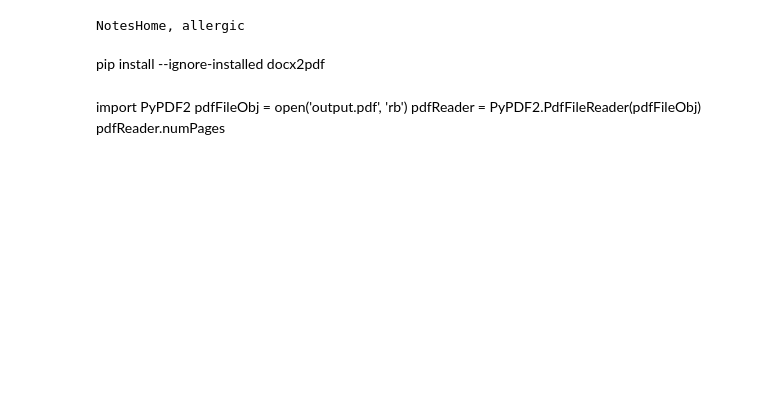
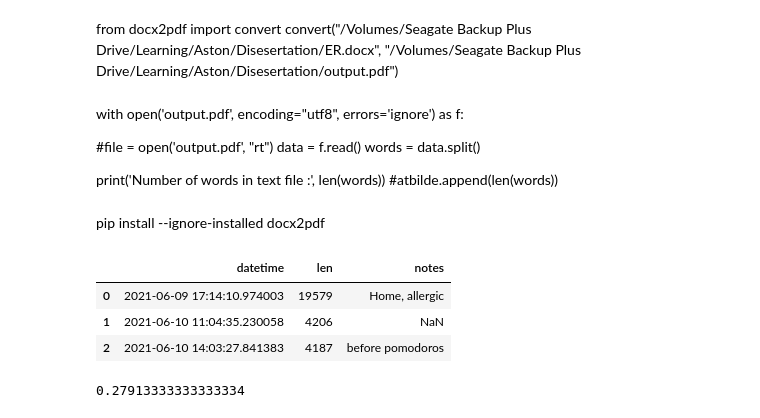
Before and after one commit to Amarilda/MscAston, a Jupyter notebook: MSC/Atomic dissertation.ipynb, the cells around one changed output. Saved outputs shown, nothing was run; the diff lists cells and outputs as text; code cells hidden in the pictures; blank space fills up the shorter version.

```diff
--- a/MSC/Atomic dissertation.ipynb
+++ b/MSC/Atomic dissertation.ipynb
@@ -21,13 +20,25 @@ Number of words in text file : 19579
-# %%
-atbilde.append(input('Notes'))
-df.loc[len(df)] = atbilde
-df.to_csv('atomic_dissertation.csv', index = False)
-# %% [output]
-NotesHome, allergic
+# %% [markdown]
+from docx2pdf import convert
+convert("/Volumes/Seagate Backup Plus Drive/Learning/Aston/Disesertation/ER.docx", "/Volumes/Seagate Backup Plus Drive/Learning/Aston/Disesertation/output.pdf")
+# %% [markdown]
+with open('output.pdf', encoding="utf8", errors='ignore') as f:
+
+#file = open('output.pdf', "rt")
+    data = f.read()
+    words = data.split()
+
+print('Number of words in text file :', len(words))
+#atbilde.append(len(words))
 # %% [markdown]
 pip install --ignore-installed docx2pdf
-# %% [markdown]
-import PyPDF2
-pdfFileObj = open('output.pdf', 'rb')
-pdfReader = PyPDF2.PdfFileReader(pdfFileObj)
-pdfReader.numPages
+# %%
+pd.read_csv('atomic_dissertation.csv')
+# %% [output]
+|  | datetime | len | notes |
+| 0 | 2021-06-09 17:14:10.974003 | 19579 | Home, allergic |
+| 1 | 2021-06-10 11:04:35.230058 | 4206 | NaN |
+| 2 | 2021-06-10 14:03:27.841383 | 4187 | before pomodoros |
+# %%
+df.len[2]/15000
+# %% [output]
+0.27913333333333334
```
Also changed, not shown: parts of 3 cells of this notebook, 12 other files.
